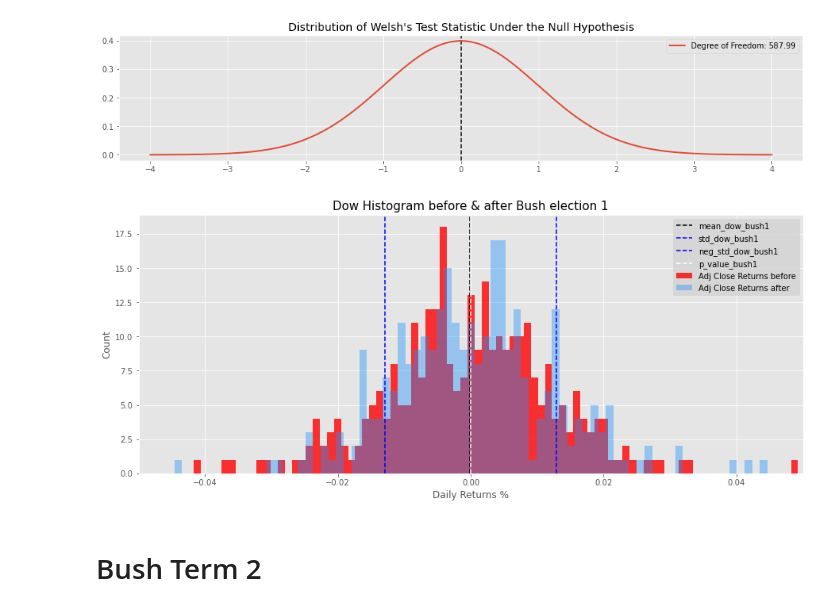
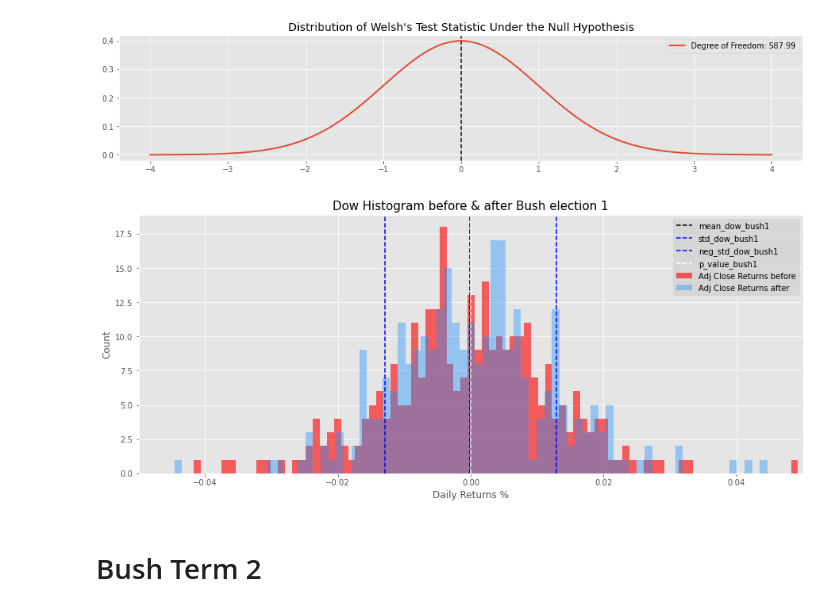
Before and after one commit to yamasjose11/index-elections, a Jupyter notebook: index-funds-elections.ipynb, the cells around one changed output. Drawn from its saved outputs; the diff is of its cells as text; code cells hidden in the pictures.

```diff
--- a/index-funds-elections.ipynb
+++ b/index-funds-elections.ipynb
@@ -678,25 +694,25 @@ ax.set_title("Distribution of Welsh's Test Statistic Under the Null Hypothesis")
 [figure]
 # %%
 # Plotting of before and after election periods for respective president
-bushbefore1['Adj Close Daily Returns'].plot.hist(bins=100, figsize=(15, 6), label='Adj Close Returns before', color='red', alpha=0.8)
+bushbefore1['Adj Close Daily Returns'].plot.hist(bins=100, figsize=(15, 6), label='Adj Close Returns before', color='red', alpha=0.6)
 bushafter1['Adj Close Daily Returns'].plot.hist(bins=100, figsize=(15, 6), label='Adj Close Returns after', color='dodgerblue', alpha=0.4)
 
 plt.axvline(x=mean_dow_bush1, color='black', linestyle='dashed', label='mean_dow_bush1')
 plt.axvline(x=std_dow_bush1, color='blue', linestyle='dashed', label='std_dow_bush1')
 plt.axvline(x=-std_dow_bush1, color='blue', linestyle='dashed', label='neg_std_dow_bush1')
 plt.axvline(x=p_value_bush1, color='white', linestyle='dashed', label='p_value_bush1')
 
 plt.title("Dow Histogram before & after Bush election 1", size=15)
 plt.xlabel("Daily Returns %", size=12)
 plt.xlim(-0.05, 0.05)
 plt.ylabel("Count", size=12)
 
 plt.legend(fontsize=14, loc='upper right')
 legend= plt.legend()
 frame = legend.get_frame()
 frame.set_facecolor('lightgrey')
 # %% [output]
-[figure, old version]
+[figure, new version]
 # %% [markdown]
 # Bush Term 2
 # %%
```
Also changed, not shown: parts of 6 cells of this notebook, 1 other file.
